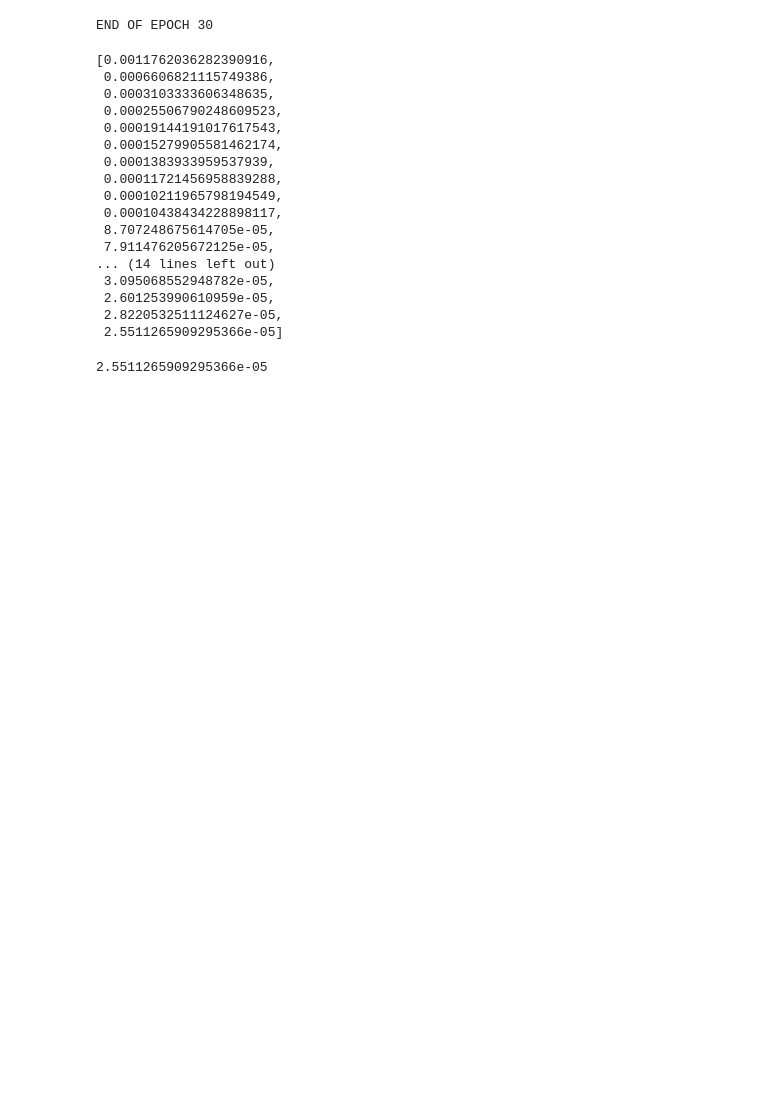
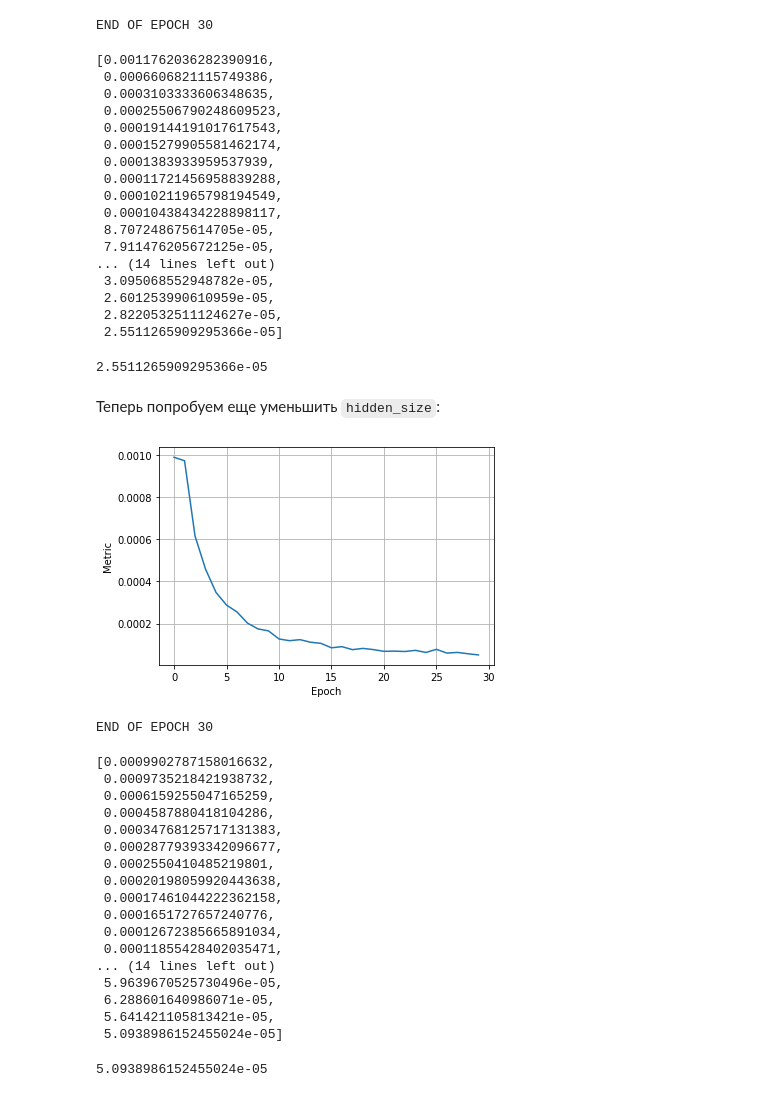
Before and after one commit to IHateReptiloids/kws_hw, a Jupyter notebook: distillation.ipynb, the cells around one changed output. Drawn from its saved outputs; the diff is of its cells as text; code cells hidden in the pictures; blank space fills up the shorter version.

Commit message:
add a couple of distillated models

```diff
--- a/distillation.ipynb
+++ b/distillation.ipynb
@@ -18,12 +18,10 @@ from src.models import CRNN
 from src.trainers import DefaultTrainer, DistillationTrainer
 from src.utils import count_parameters, seed_all
 # %%
+CHECKPOINT_DIR = Path('checkpoints')
 DATA_DIR = Path('data/speech_commands')
 TRAIN_CSV = Path('data/train.csv')
 VAL_CSV = Path('data/val.csv')
-
-STUDENT_CHECKPOINT = Path('checkpoints/distillated.pth')
-TEACHER_CHECKPOINT = Path('checkpoints/baseline.pth')
 # %%
 train_set = SpeechCommandsDataset(DATA_DIR, csv=pd.read_csv(TRAIN_CSV))
 train_set.transforms = DefaultWaveAugmentations(DATA_DIR)
@@ -41,7 +39,8 @@ student_config = DistillationConfig(
 )
 # %%
 teacher = CRNN(teacher_config)
-teacher.load_state_dict(torch.load(TEACHER_CHECKPOINT, map_location=teacher_config.device))
+teacher.load_state_dict(torch.load(CHECKPOINT_DIR / 'baseline.pth',
+                        map_location=teacher_config.device))
 teacher = teacher.eval()
 print('teacher total:', count_parameters(teacher))
 print('teacher conv:', count_parameters(teacher.conv))
@@ -130,3 +127,56 @@ torch.save(trainer.best_state, str(STUDENT_CHECKPOINT))
 trainer.best_score
 # %% [output]
 2.5511265909295366e-05
+# %% [markdown]
+Теперь попробуем еще уменьшить `hidden_size`:
+# %%
+student_config = DistillationConfig(
+    num_epochs=30,
+    hidden_size=16,
+)
+student = CRNN(student_config)
+student = student.train()
+opt = torch.optim.Adam(
+    student.parameters(),
+    lr=student_config.learning_rate,
+    weight_decay=student_config.weight_decay
+)
+# %%
+seed_all()
+trainer = DistillationTrainer(
+    opt=opt,
+    train_loader=train_loader,
+    val_loader=val_loader,
+    device=student_config.device,
+    teacher=teacher,
+    student=student,
+    train_wave2spec=train_wave2spec,
+    val_wave2spec=val_wave2spec,
+    temp=student_config.temp,
+    alpha=student_config.alpha,
+)
+trainer.train(n_epochs=student_config.num_epochs)
+# %% [output]
+[figure, added]
+END OF EPOCH 30
+[0.0009902787158016632,
+ 0.0009735218421938732,
+ 0.0006159255047165259,
+ 0.0004587880418104286,
+ 0.00034768125717131383,
+ 0.00028779393342096677,
+ 0.0002550410485219801,
+ 0.00020198059920443638,
+ 0.00017461044222362158,
+ 0.0001651727657240776,
+ 0.00012672385665891034,
+ 0.00011855428402035471,
+... (14 lines left out)
+ 5.9639670525730496e-05,
+ 6.288601640986071e-05,
+ 5.641421105813421e-05,
+ 5.0938986152455024e-05]
+# %%
+trainer.best_score
+# %% [output]
+5.0938986152455024e-05
```
Also changed, not shown: parts of 11 cells of this notebook, 3 other files.
